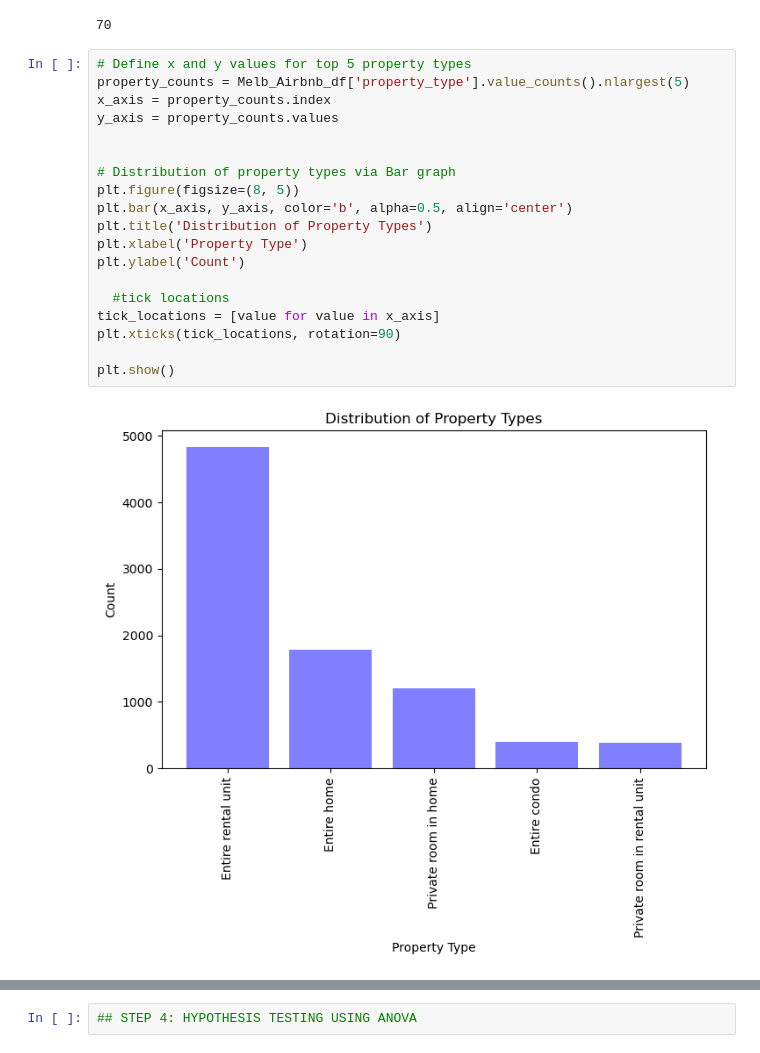
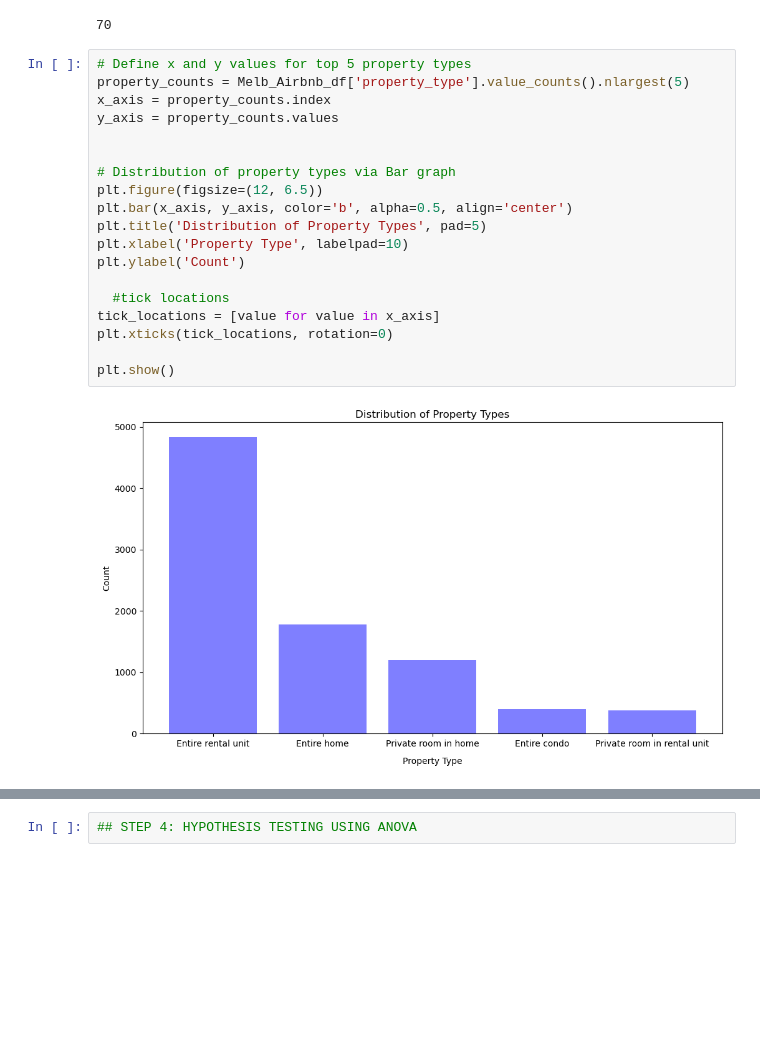
Before and after one commit to lhenry97/Project-1---Group-1, a Jupyter notebook: Property Type & Amenities on Price.ipynb, the cells around one changed output, grey strips where cells are left out. Saved outputs shown, nothing was run; the diff lists cells and outputs as text; blank space fills up the shorter version.

```diff
--- a/Property Type & Amenities on Price.ipynb
+++ b/Property Type & Amenities on Price.ipynb
@@ -177,21 +177,21 @@ Melb_Airbnb_df['property_type'].nunique()
 # %%
 # Define x and y values for top 5 property types
 property_counts = Melb_Airbnb_df['property_type'].value_counts().nlargest(5)
 x_axis = property_counts.index
 y_axis = property_counts.values
 
 
 # Distribution of property types via Bar graph
-plt.figure(figsize=(8, 5))
+plt.figure(figsize=(12, 6.5))
 plt.bar(x_axis, y_axis, color='b', alpha=0.5, align='center')
-plt.title('Distribution of Property Types')
-plt.xlabel('Property Type')
+plt.title('Distribution of Property Types', pad=5)
+plt.xlabel('Property Type', labelpad=10)
 plt.ylabel('Count')
 
   #tick locations
 tick_locations = [value for value in x_axis]
-plt.xticks(tick_locations, rotation=90)
+plt.xticks(tick_locations, rotation=0)
 
 plt.show()
 # %% [output]
-[figure, old version]
+[figure, new version]
```
Also changed, not shown: parts of 8 cells of this notebook, 1 other file.
